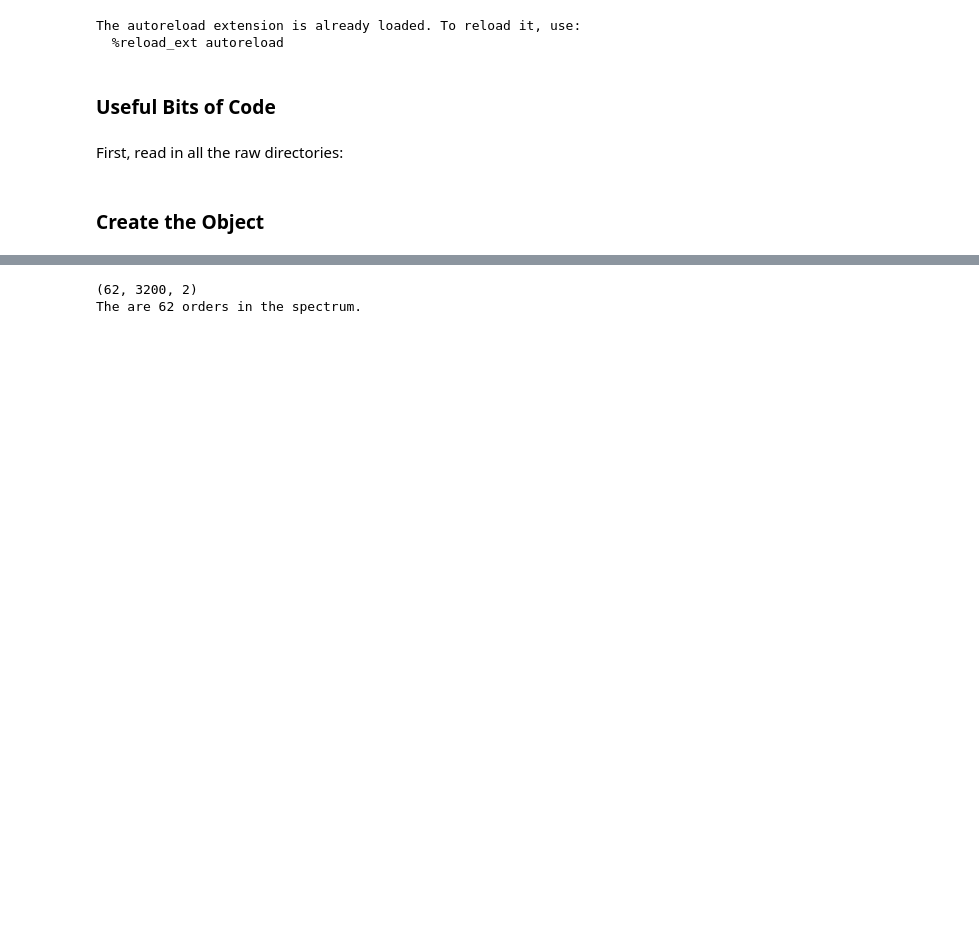
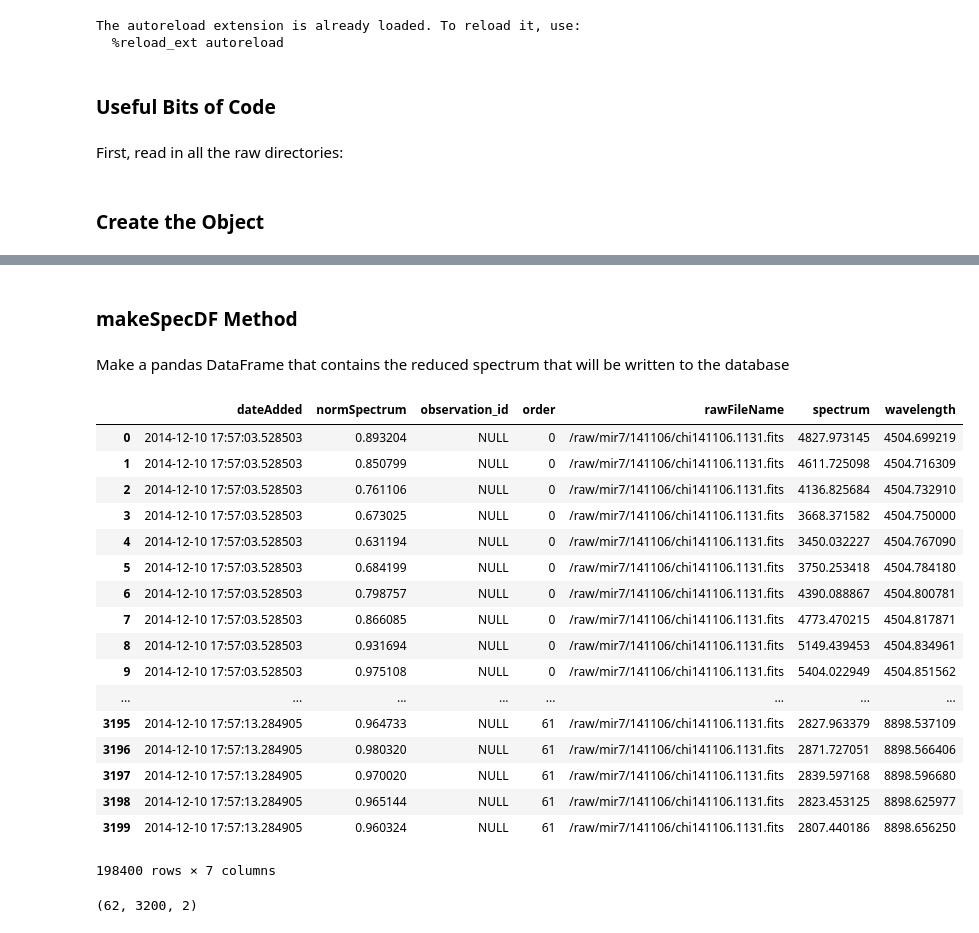
Before and after one commit to mattgiguere/chirondb, a Jupyter notebook: storeSpectrum.ipynb, the cells around one changed output, grey strips where cells are left out. Cells and saved outputs as stored; diff of their text form; code cells hidden in the pictures; blank space fills up the shorter version.

Commit message:
finished makeSpecDF method

```diff
--- a/storeSpectrum.ipynb
+++ b/storeSpectrum.ipynb
@@ -136,6 +188,30 @@ scidata = hdulist[0].data
-# %%
-print(scidata.shape)
-print('The are {0} orders in the spectrum.'.format(scidata.shape[0]))
-# %% [output]
-(62, 3200, 2)
-The are 62 orders in the spectrum.
+# %% [markdown]
+### makeSpecDF Method
+# %% [markdown]
+Make a pandas DataFrame that contains the reduced spectrum that will be written to the database
+# %%
+specObj = storeSpectra()
+# %%
+redFileName = 'achi141106.1131.fits'
+specObj.reducedFileName = redFileName
+# %%
+specObj.specdf
+# %% [output]
+|  | dateAdded | normSpectrum | observation_id | order | rawFileName | spectrum | wavelength |
+| 0 | 2014-12-10 17:57:03.528503 | 0.893204 | NULL | 0 | /raw/mir7/141106/chi141106.1131.fits | 4827.973145 | 4504.699219 |
+| 1 | 2014-12-10 17:57:03.528503 | 0.850799 | NULL | 0 | /raw/mir7/141106/chi141106.1131.fits | 4611.725098 | 4504.716309 |
+| 2 | 2014-12-10 17:57:03.528503 | 0.761106 | NULL | 0 | /raw/mir7/141106/chi141106.1131.fits | 4136.825684 | 4504.732910 |
+| 3 | 2014-12-10 17:57:03.528503 | 0.673025 | NULL | 0 | /raw/mir7/141106/chi141106.1131.fits | 3668.371582 | 4504.750000 |
+| 4 | 2014-12-10 17:57:03.528503 | 0.631194 | NULL | 0 | /raw/mir7/141106/chi141106.1131.fits | 3450.032227 | 4504.767090 |
+| 5 | 2014-12-10 17:57:03.528503 | 0.684199 | NULL | 0 | /raw/mir7/141106/chi141106.1131.fits | 3750.253418 | 4504.784180 |
+| 6 | 2014-12-10 17:57:03.528503 | 0.798757 | NULL | 0 | /raw/mir7/141106/chi141106.1131.fits | 4390.088867 | 4504.800781 |
+| 7 | 2014-12-10 17:57:03.528503 | 0.866085 | NULL | 0 | /raw/mir7/141106/chi141106.1131.fits | 4773.470215 | 4504.817871 |
+| 8 | 2014-12-10 17:57:03.528503 | 0.931694 | NULL | 0 | /raw/mir7/141106/chi141106.1131.fits | 5149.439453 | 4504.834961 |
+| 9 | 2014-12-10 17:57:03.528503 | 0.975108 | NULL | 0 | /raw/mir7/141106/chi141106.1131.fits | 5404.022949 | 4504.851562 |
+| ... | ... | ... | ... | ... | ... | ... | ... |
+| 3195 | 2014-12-10 17:57:13.284905 | 0.964733 | NULL | 61 | /raw/mir7/141106/chi141106.1131.fits | 2827.963379 | 8898.537109 |
+| 3196 | 2014-12-10 17:57:13.284905 | 0.980320 | NULL | 61 | /raw/mir7/141106/chi141106.1131.fits | 2871.727051 | 8898.566406 |
+| 3197 | 2014-12-10 17:57:13.284905 | 0.970020 | NULL | 61 | /raw/mir7/141106/chi141106.1131.fits | 2839.597168 | 8898.596680 |
+| 3198 | 2014-12-10 17:57:13.284905 | 0.965144 | NULL | 61 | /raw/mir7/141106/chi141106.1131.fits | 2823.453125 | 8898.625977 |
+| 3199 | 2014-12-10 17:57:13.284905 | 0.960324 | NULL | 61 | /raw/mir7/141106/chi141106.1131.fits | 2807.440186 | 8898.656250 |
+198400 rows × 7 columns
@@ -141,0 +221,4 @@ The are 62 orders in the spectrum.
+# %%
+scidata.shape
+# %% [output]
+(62, 3200, 2)
```
Also changed, not shown: parts of 9 cells of this notebook.
